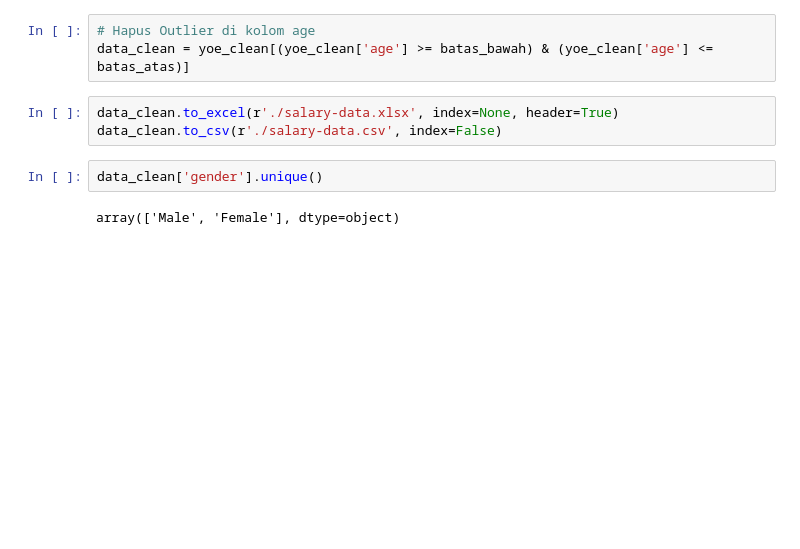
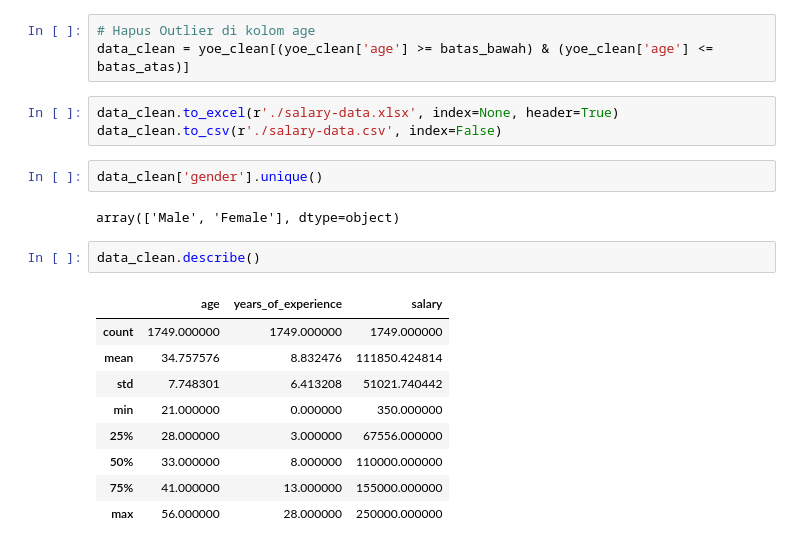
Before and after one commit to jawahirulfn/UAS-Visualisasi_Data, a Jupyter notebook: clean_data/dataclean.ipynb, the cells around one changed output. Saved outputs shown, nothing was run; the diff lists cells and outputs as text; blank space fills up the shorter version.

```diff
--- a/clean_data/dataclean.ipynb
+++ b/clean_data/dataclean.ipynb
@@ -272,3 +277,15 @@ data_clean.to_csv(r'./salary-data.csv', index=False)
 data_clean['gender'].unique()
 # %% [output]
 array(['Male', 'Female'], dtype=object)
+# %%
+data_clean.describe()
+# %% [output]
+|  | age | years_of_experience | salary |
+| count | 1749.000000 | 1749.000000 | 1749.000000 |
+| mean | 34.757576 | 8.832476 | 111850.424814 |
+| std | 7.748301 | 6.413208 | 51021.740442 |
+| min | 21.000000 | 0.000000 | 350.000000 |
+| 25% | 28.000000 | 3.000000 | 67556.000000 |
+| 50% | 33.000000 | 8.000000 | 110000.000000 |
+| 75% | 41.000000 | 13.000000 | 155000.000000 |
+| max | 56.000000 | 28.000000 | 250000.000000 |
```
Also changed, not shown: parts of 2 cells of this notebook, 5 other files.
